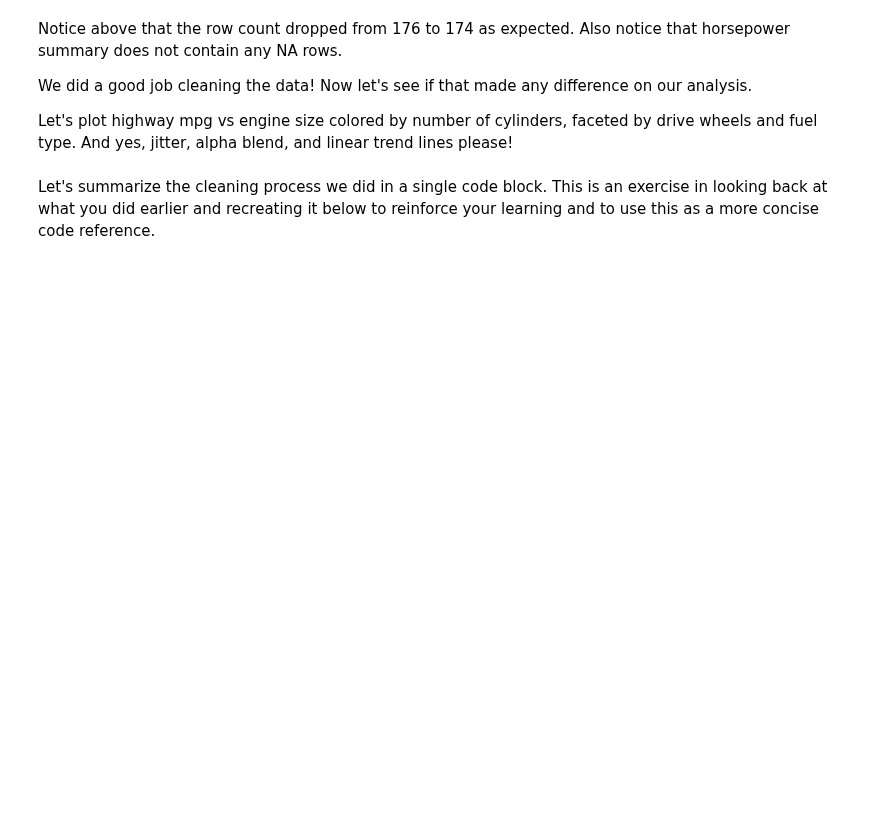
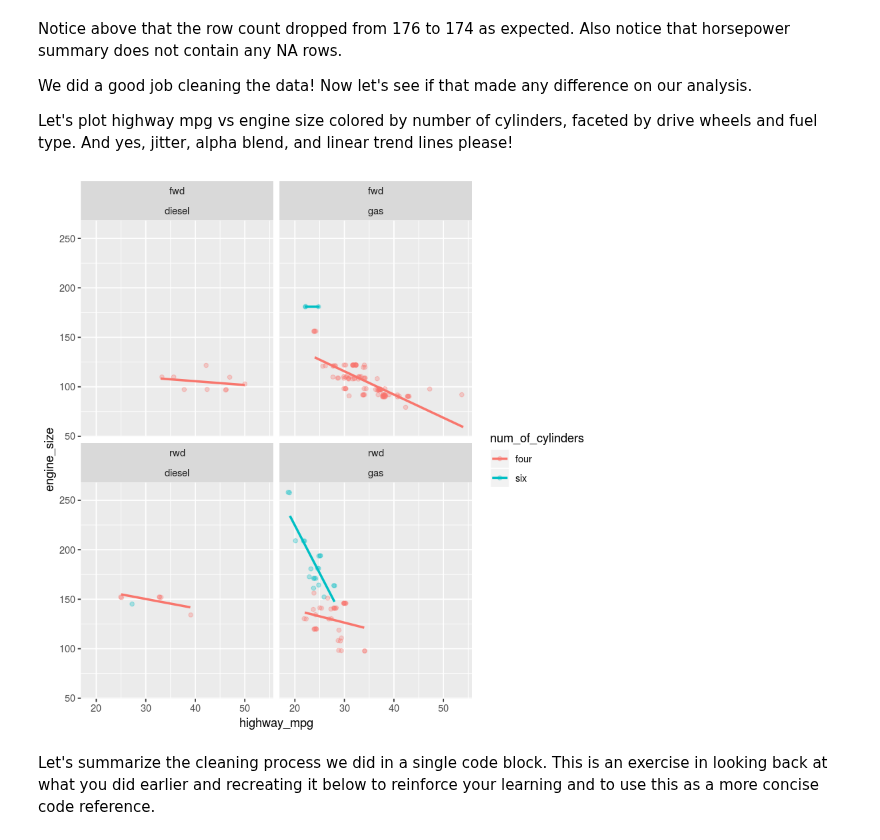
Before and after one commit to shammer83/VisualizationsR, a Jupyter notebook: L03-E5-DataTypeConversion.ipynb, the cells around one changed output. Saved outputs shown, nothing was run; the diff lists cells and outputs as text; code cells hidden in the pictures; blank space fills up the shorter version.

```diff
--- a/L03-E5-DataTypeConversion.ipynb
+++ b/L03-E5-DataTypeConversion.ipynb
@@ -166,10 +299,10 @@ Also notice how much more informative the summary() function is for factors as c
 Let's filter out 4wd before we tackle horsepower.
 # %%
 df <- df %>%
-   ___(drive_wheels ___ "___")
+   filter(drive_wheels != "4wd")
 
 # Glimpse result
-___
+df %>% glimpse()
 
 # Summary result
-___
+df %>% summary()
@@ -179,10 +341,10 @@ Notice the number of observations decreased from 183 to 176. Also notice that un
 # Drop drive_wheels unused levels
 # using fct_drop
 df <- df %>%
-   ___(drive_wheels = fct_drop(___))
+   mutate(drive_wheels = fct_drop(drive_wheels))
 
 # Glimpse result
-___
+df %>% glimpse()
 
 # Summary result
-___
+df %>% summary()
@@ -197,10 +395,10 @@ Notice the reason why it couldn't be converted to a number? It is the 2 rows wit
 In these exercises we are overwriting the columns and the data frame with updated data. In practice, there is a balance with traceability back to the source and information loss. For example, you could store snapshots of the data frame in distinct variables at each stage in the pipeline. You could also have multiple copies of the same column. I would append '_original' to the raw data and the regular column name for the 'cleaned' version.
 # %%
 df <- df %>%
-   ___(horsepower = ___(horsepower))
+   mutate(horsepower = as.integer(horsepower))
 
 # Glimpse result
-___
+df %>% glimpse()
 
 # Summary result
-___
+df %>% summary()
@@ -230,10 +459,10 @@ This, of course depends on our analysis. Typically we would fill in all the miss
 This time let's not specify column names so it will look over the entire data set.
 # %%
 # Drop all rows containing NAs
-df <- ___(___)
+df <- drop_na(df)
 
 # Glimpse result
-___
+df %>% glimpse()
 
 # Summary result
-___
+df %>% summary()
@@ -246,12 +504,14 @@ Let's plot highway mpg vs engine size colored by number of cylinders, faceted by
 # %%
 # Create highway mpg vs engine size plot
 # include cylinders, drive wheels, and fuel type
 # Add jitter, alpha and trend lines
 df %>%
-   ggplot(aes(x = ___, y = ___, ___ = ___)) +
-   ___(alpha = 0.3) +
-   ___(se = FALSE, ___) +
-   ___(drive_wheels ~ ___)
+   ggplot(aes(x = highway_mpg, y = engine_size, color = num_of_cylinders)) +
+   geom_jitter(alpha = 0.3) +
+   geom_smooth(se = FALSE, method = "lm") +
+   facet_wrap(drive_wheels ~ fuel_type)
+# %% [output]
+[figure, added]
 # %% [markdown]
 Let's summarize the cleaning process we did in a single code block. This is an exercise in looking back at what you did earlier and recreating it below to reinforce your learning and to use this as a more concise code reference.
 # %%
```
Also changed, not shown: parts of 19 cells of this notebook, 1 other file.
